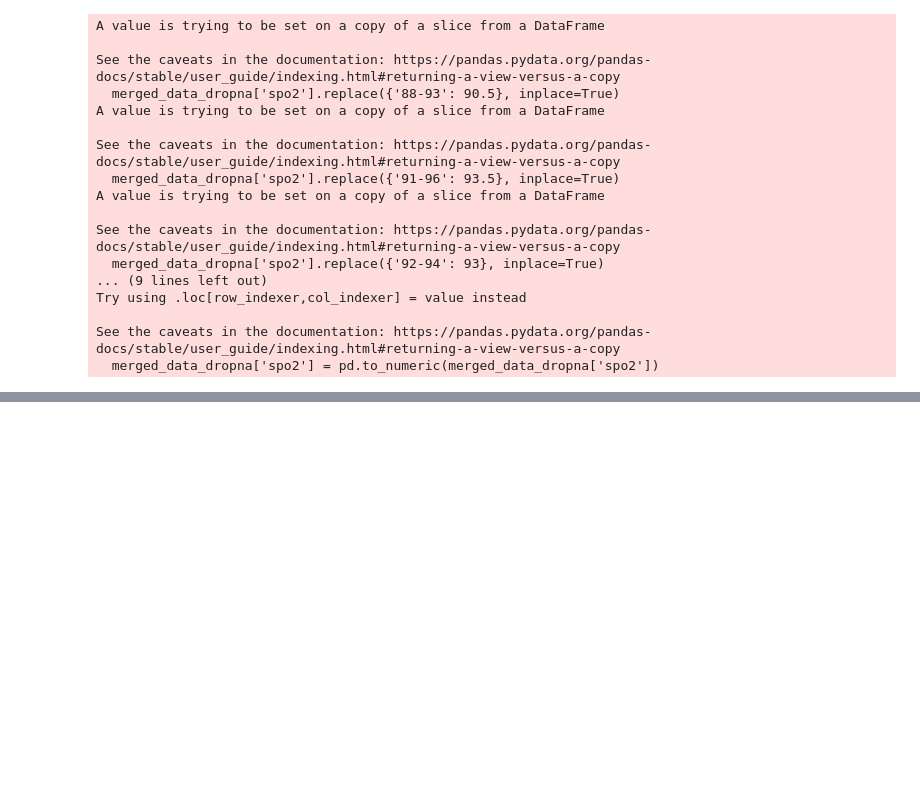
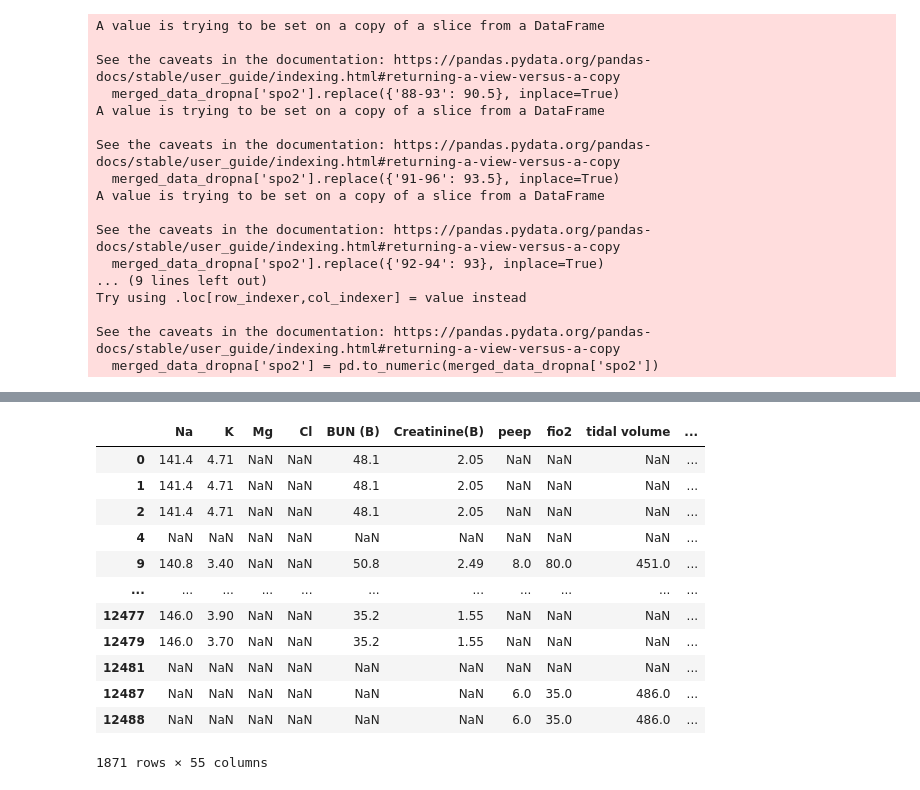
Before and after one commit to yungshun317/sklearn-aftygh-respiratory-therapy, a Jupyter notebook: aftygh_respiratory_therapy.ipynb, the cells around one changed output, grey strips where cells are left out. Saved outputs shown, nothing was run; the diff lists cells and outputs as text; code cells hidden in the pictures; blank space fills up the shorter version.

Commit message:
[FEAT] Customize dummifier for nominal data

```diff
--- a/aftygh_respiratory_therapy.ipynb
+++ b/aftygh_respiratory_therapy.ipynb
@@ -536,0 +563,31 @@ See the caveats in the documentation: https://pandas.pydata.org/pandas-docs/stab
+# %%
+X = merged_data_dropna[['Na', 'K', 'Mg', 'Cl', 'BUN (B)', 'Creatinine(B)', 'mode', 'peep', 'fio2', 'tidal volume', 'respiratory rate', 'minute ventilation', 'spo2']].copy()
+y = merged_data_dropna['pH'].copy()
+# %%
+class CustomDummifier(TransformerMixin):
+    def __init__(self, cols=None):
+        self.cols = cols
+
+    def transform(self, X):
+        return pd.get_dummies(X, columns=self.cols)
+
+    def fit(self, *_):
+        return self
+# %%
+cd = CustomDummifier(cols=['mode'])
+
+cd.fit_transform(X)
+# %% [output]
+|  | Na | K | Mg | Cl | BUN (B) | Creatinine(B) | peep | fio2 | tidal volume | ... |
+| 0 | 141.4 | 4.71 | NaN | NaN | 48.1 | 2.05 | NaN | NaN | NaN | ... |
+| 1 | 141.4 | 4.71 | NaN | NaN | 48.1 | 2.05 | NaN | NaN | NaN | ... |
+| 2 | 141.4 | 4.71 | NaN | NaN | 48.1 | 2.05 | NaN | NaN | NaN | ... |
+| 4 | NaN | NaN | NaN | NaN | NaN | NaN | NaN | NaN | NaN | ... |
+| 9 | 140.8 | 3.40 | NaN | NaN | 50.8 | 2.49 | 8.0 | 80.0 | 451.0 | ... |
+| ... | ... | ... | ... | ... | ... | ... | ... | ... | ... | ... |
+| 12477 | 146.0 | 3.90 | NaN | NaN | 35.2 | 1.55 | NaN | NaN | NaN | ... |
+| 12479 | 146.0 | 3.70 | NaN | NaN | 35.2 | 1.55 | NaN | NaN | NaN | ... |
+| 12481 | NaN | NaN | NaN | NaN | NaN | NaN | NaN | NaN | NaN | ... |
+| 12487 | NaN | NaN | NaN | NaN | NaN | NaN | 6.0 | 35.0 | 486.0 | ... |
+| 12488 | NaN | NaN | NaN | NaN | NaN | NaN | 6.0 | 35.0 | 486.0 | ... |
+1871 rows × 55 columns
```
Also changed, not shown: parts of 4 cells of this notebook.
